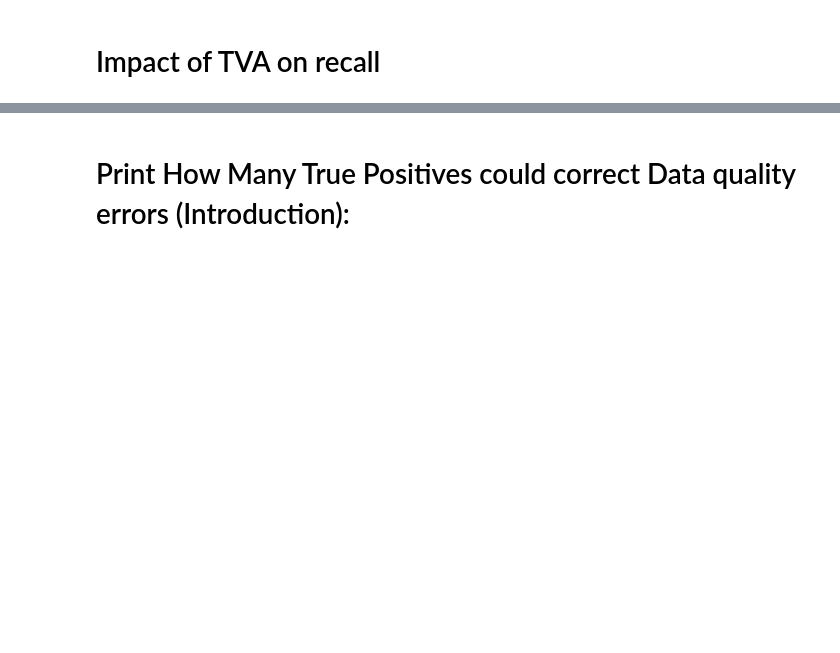
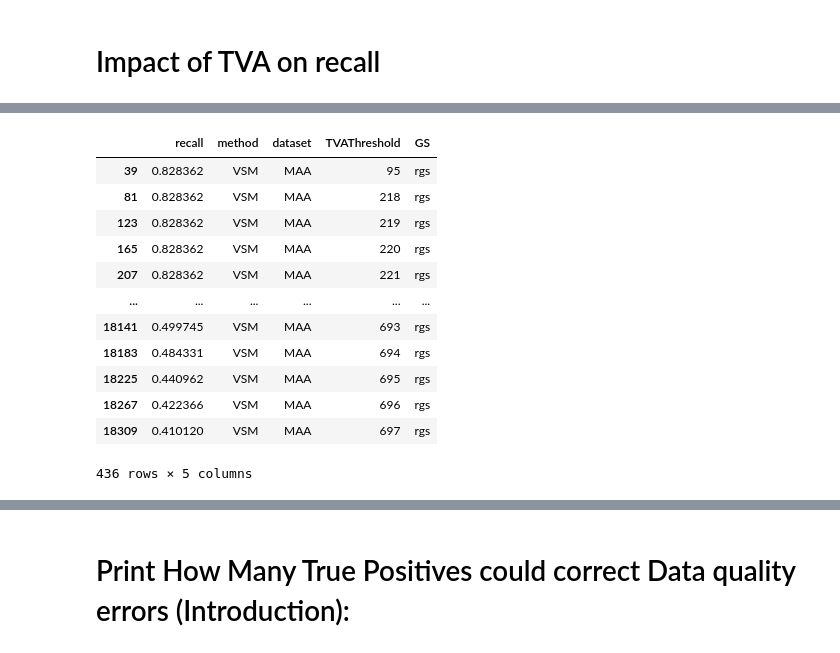
Before and after one commit to leonbornemann/RoleMatchingEvaluation, a Jupyter notebook: BlockingEvaluation.ipynb, the cells around one changed output, grey strips where cells are left out. Drawn from its saved outputs; the diff is of its cells as text; code cells hidden in the pictures; blank space fills up the shorter version.

```diff
--- a/BlockingEvaluation.ipynb
+++ b/BlockingEvaluation.ipynb
@@ -232,3 +255,19 @@ plot.save(fname,height=leanPDFPlotHeight,width=leanPDFPlotWidth)
+# %%
+finalDFMaaRGS[(finalDFMaaRGS["dataset"]=="MAA") & (finalDFMaaRGS["method"]=="VSM")]
+# %% [output]
+|  | recall | method | dataset | TVAThreshold | GS |
+| 39 | 0.828362 | VSM | MAA | 95 | rgs |
+| 81 | 0.828362 | VSM | MAA | 218 | rgs |
+| 123 | 0.828362 | VSM | MAA | 219 | rgs |
+| 165 | 0.828362 | VSM | MAA | 220 | rgs |
+| 207 | 0.828362 | VSM | MAA | 221 | rgs |
+| ... | ... | ... | ... | ... | ... |
+| 18141 | 0.499745 | VSM | MAA | 693 | rgs |
+| 18183 | 0.484331 | VSM | MAA | 694 | rgs |
+| 18225 | 0.440962 | VSM | MAA | 695 | rgs |
+| 18267 | 0.422366 | VSM | MAA | 696 | rgs |
+| 18309 | 0.410120 | VSM | MAA | 697 | rgs |
+436 rows × 5 columns
 # %%
 df["isInStrictBlockingNoDecayWithFilter"]
 # %% [output]
```
Also changed, not shown: parts of 18 cells of this notebook, 2 other files.
